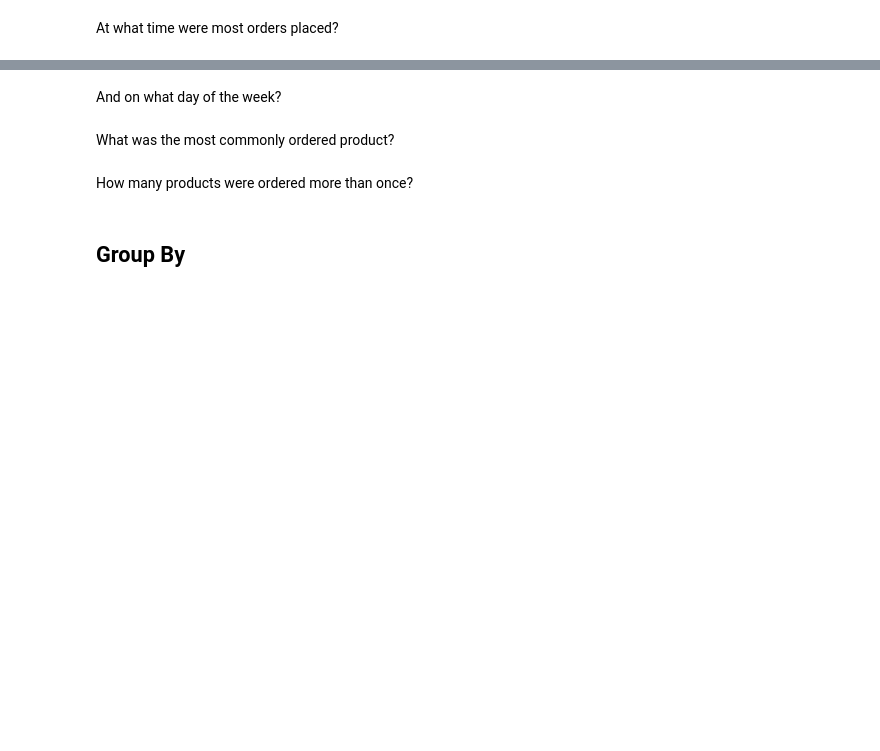
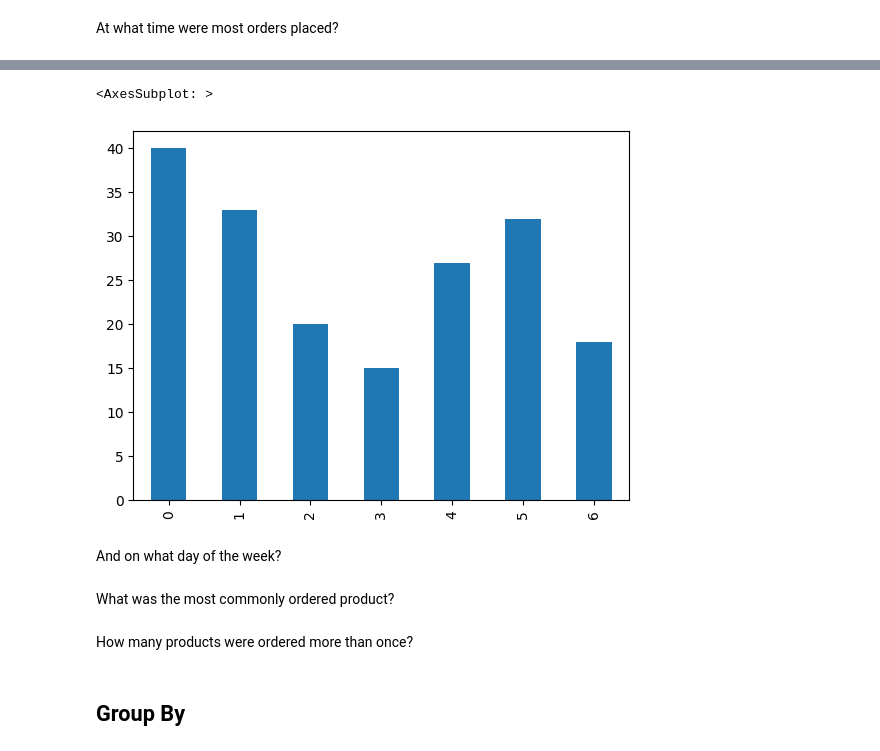
Before and after one commit to juush/DS-Unit-1-Sprint-1-Data-Wrangling-and-Storytelling, a Jupyter notebook: module3-join-and-reshape-data/DS_113_Join_and_Reshape_Data.ipynb, the cells around one changed output, grey strips where cells are left out. Drawn from its saved outputs; the diff is of its cells as text; code cells hidden in the pictures; blank space fills up the shorter version.

```diff
--- a/module3-join-and-reshape-data/DS_113_Join_and_Reshape_Data.ipynb
+++ b/module3-join-and-reshape-data/DS_113_Join_and_Reshape_Data.ipynb
@@ -149,3 +202,5 @@ products:
 ## Concatenate order_products__prior and order_products__train
 # %%
 #Concatenate _prior and _train datasets.
+order_products = pd.concat([order_products__prior, order_products__train])
+order_products.head()
@@ -210,0 +311,3 @@ product id	product name
+# %%
+orders_and_products = order_products.merge(orders, how="inner", on="order_id")
+orders_and_products
@@ -218,0 +340,3 @@ Okay, we're looking pretty good, we're missing one more column `product_name` so
+# %%
+final_ = orders_and_products.merge(products)
+final_
@@ -219,2 +357,5 @@ Okay, we're looking pretty good, we're missing one more column `product_name` so
 # %% [markdown]
 ### Some nitpicky cleanup:
+# %%
+final_ = final_[["order_id", "product_id", "user_id", "order_number", "order_dow", "order_hour_of_day", "product_name"]]
+final_.head()
@@ -229,3 +419,8 @@ At what time were most orders placed?
+# %%
+final_["order_dow"].value_counts().sort_index().plot(kind="bar")
+# %% [output]
+<AxesSubplot: >
+[figure, added]
 # %% [markdown]
 And on what day of the week?
 # %% [markdown]
```
Also changed, not shown: parts of 39 cells of this notebook.
